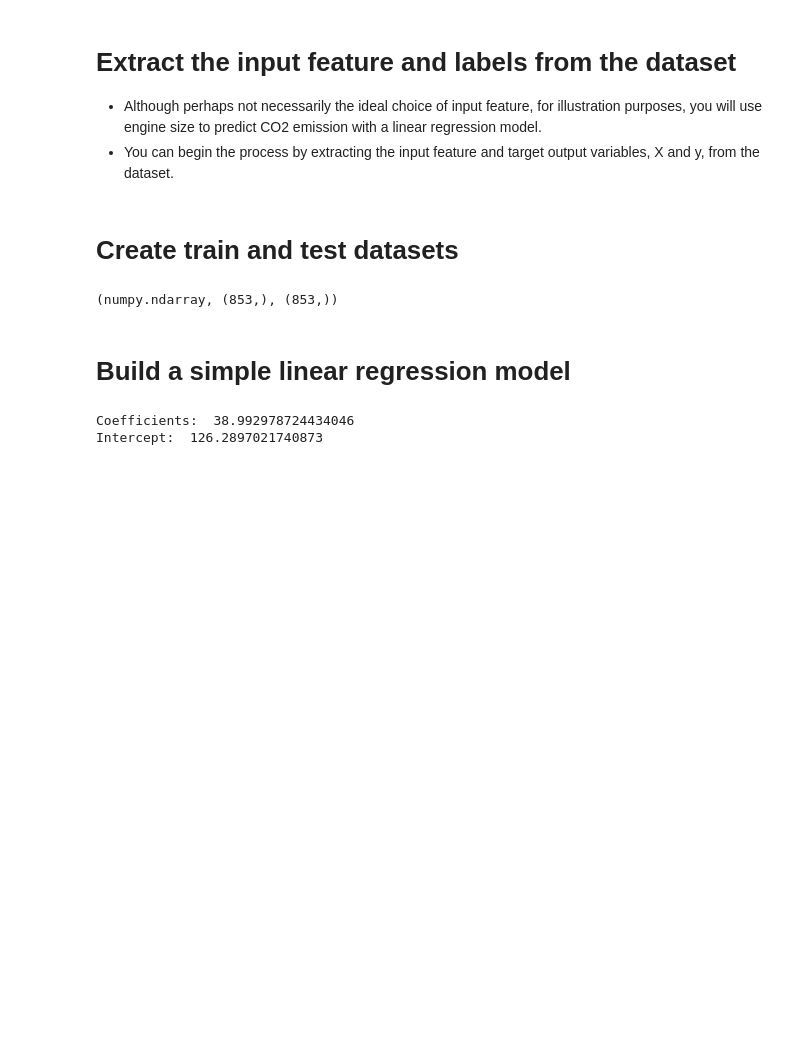
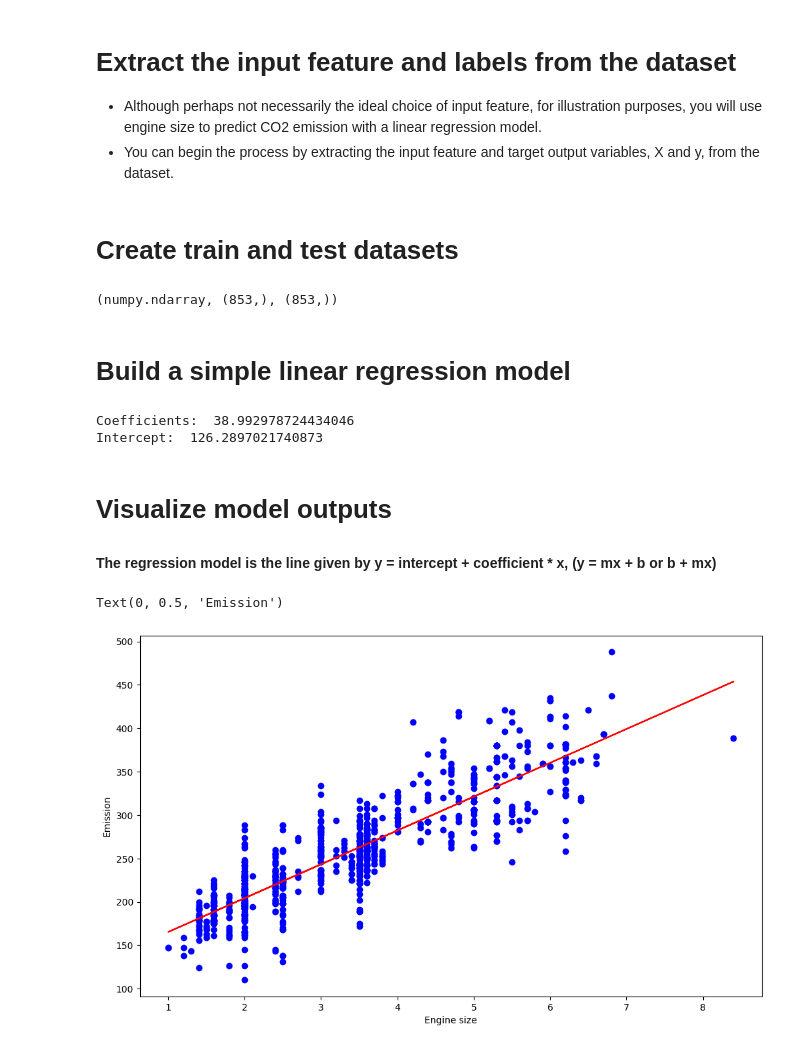
Before and after one commit to Hasan082/AI_and_Machine_learning, a Jupyter notebook: machien_learning/Linear_Regression.ipynb, the cells around one changed output. Drawn from its saved outputs; the diff is of its cells as text; code cells hidden in the pictures; blank space fills up the shorter version.

Commit message:
Engine size and Emmision

```diff
--- a/machien_learning/Linear_Regression.ipynb
+++ b/machien_learning/Linear_Regression.ipynb
@@ -218,0 +222,13 @@ Intercept:  126.2897021740873
+# %% [markdown]
+# Visualize model outputs
+
+#### The regression model is the line given by y = intercept + coefficient * x, (y = mx + b or b + mx)
+# %%
+plt.figure(figsize=(12,7))
+plt.scatter(X_train, y_train,  color='blue')
+plt.plot(X_train, regressor.coef_ * X_train + regressor.intercept_, '-r')
+plt.xlabel("Engine size")
+plt.ylabel("Emission")
+# %% [output]
+Text(0, 0.5, 'Emission')
+[figure, added]
```
Also changed, not shown: parts of 5 cells of this notebook.
